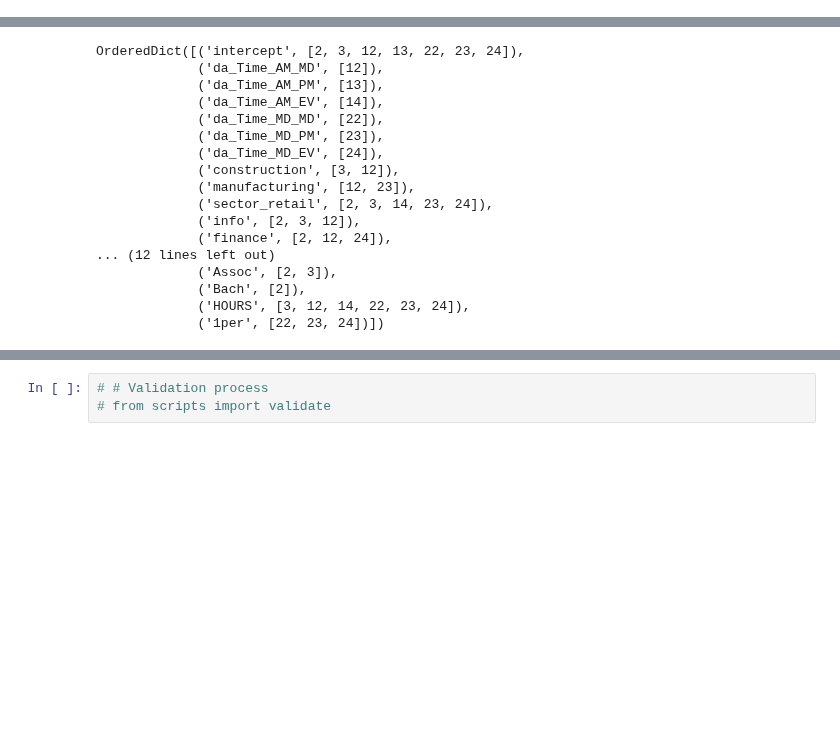
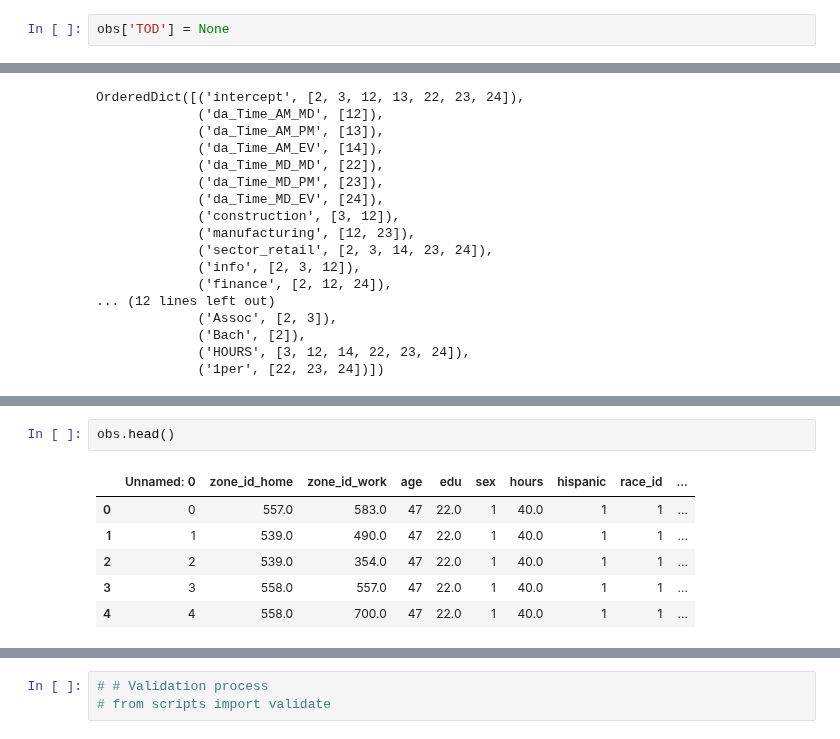
Before and after one commit to ual/ual_model_workspace, a Jupyter notebook: fall-2018-models/notebooks-emma/TOD_Estimation.ipynb, the cells around one changed output, grey strips where cells are left out. Saved outputs shown, nothing was run; the diff lists cells and outputs as text; blank space fills up the shorter version.

```diff
--- a/fall-2018-models/notebooks-emma/TOD_Estimation.ipynb
+++ b/fall-2018-models/notebooks-emma/TOD_Estimation.ipynb
@@ -1185,6 +1185,8 @@ OrderedDict([('intercept', [2, 3, 12, 13, 22, 23, 24]),
 obs = pd.read_csv('obs_120718.csv')
 # %%
 obs['HOURS'] = obs['hours']
+# %%
+obs['TOD'] = None
 # %%
 @orca.table(cache=True)
 def tripsA():
@@ -1215,0 +1216,9 @@ KeyError: 'TOD'
+# %%
+obs.head()
+# %% [output]
+|  | Unnamed: 0 | zone_id_home | zone_id_work | age | edu | sex | hours | hispanic | race_id | ... |
+| 0 | 0 | 557.0 | 583.0 | 47 | 22.0 | 1 | 40.0 | 1 | 1 | ... |
+| 1 | 1 | 539.0 | 490.0 | 47 | 22.0 | 1 | 40.0 | 1 | 1 | ... |
+| 2 | 2 | 539.0 | 354.0 | 47 | 22.0 | 1 | 40.0 | 1 | 1 | ... |
+| 3 | 3 | 558.0 | 557.0 | 47 | 22.0 | 1 | 40.0 | 1 | 1 | ... |
+| 4 | 4 | 558.0 | 700.0 | 47 | 22.0 | 1 | 40.0 | 1 | 1 | ... |
```
Also changed, not shown: parts of 7 cells of this notebook, 4 other files.
